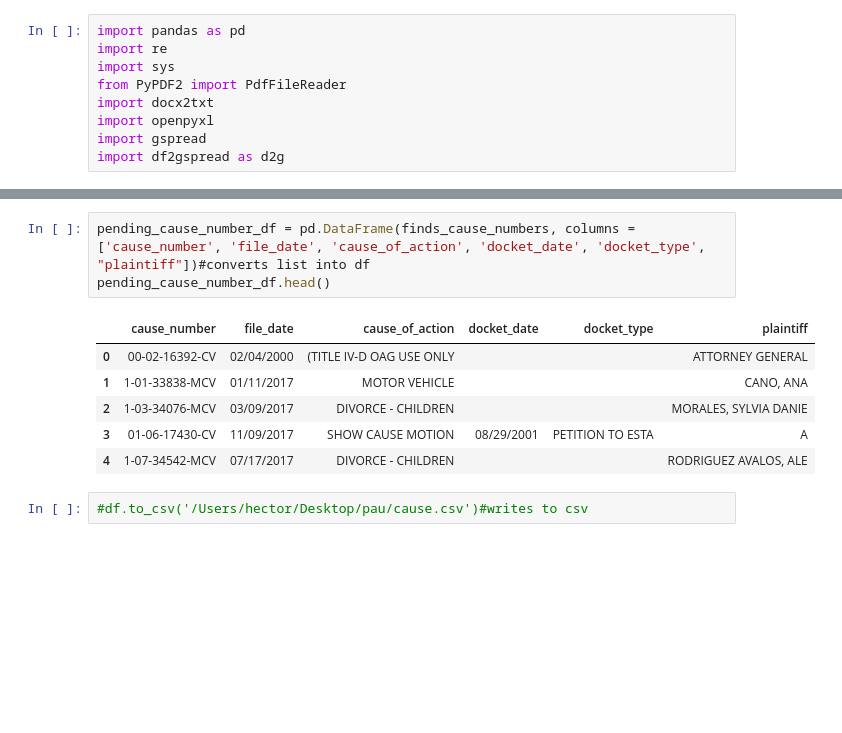
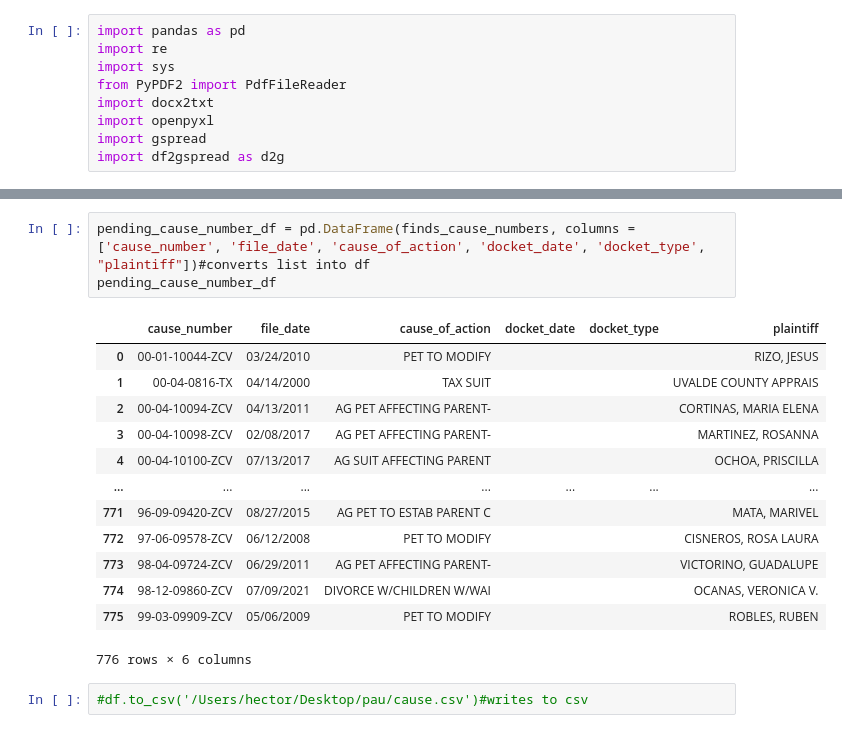
Before and after one commit to District-Court-293rd/293rd_pending_cases, a Jupyter notebook: cause_number.ipynb, the cells around one changed output, grey strips where cells are left out. Cells and saved outputs as stored; diff of their text form; blank space fills up the shorter version.

```diff
--- a/cause_number.ipynb
+++ b/cause_number.ipynb
@@ -67,13 +67,20 @@ finds_cause_numbers
 # %%
 pending_cause_number_df = pd.DataFrame(finds_cause_numbers, columns = ['cause_number', 'file_date', 'cause_of_action', 'docket_date', 'docket_type', "plaintiff"])#converts list into df
-pending_cause_number_df.head()
+pending_cause_number_df
 # %% [output]
 |  | cause_number | file_date | cause_of_action | docket_date | docket_type | plaintiff |
-| 0 | 00-02-16392-CV | 02/04/2000 | (TITLE IV-D OAG USE ONLY |  |  | ATTORNEY GENERAL |
-| 1 | 1-01-33838-MCV | 01/11/2017 | MOTOR VEHICLE |  |  | CANO, ANA |
-| 2 | 1-03-34076-MCV | 03/09/2017 | DIVORCE - CHILDREN |  |  | MORALES, SYLVIA DANIE |
-| 3 | 01-06-17430-CV | 11/09/2017 | SHOW CAUSE MOTION | 08/29/2001 | PETITION TO ESTA | A |
-| 4 | 1-07-34542-MCV | 07/17/2017 | DIVORCE - CHILDREN |  |  | RODRIGUEZ AVALOS, ALE |
+| 0 | 00-01-10044-ZCV | 03/24/2010 | PET TO MODIFY |  |  | RIZO, JESUS |
+| 1 | 00-04-0816-TX | 04/14/2000 | TAX SUIT |  |  | UVALDE COUNTY APPRAIS |
+| 2 | 00-04-10094-ZCV | 04/13/2011 | AG PET AFFECTING PARENT- |  |  | CORTINAS, MARIA ELENA |
+| 3 | 00-04-10098-ZCV | 02/08/2017 | AG PET AFFECTING PARENT- |  |  | MARTINEZ, ROSANNA |
+| 4 | 00-04-10100-ZCV | 07/13/2017 | AG SUIT AFFECTING PARENT |  |  | OCHOA, PRISCILLA |
+| ... | ... | ... | ... | ... | ... | ... |
+| 771 | 96-09-09420-ZCV | 08/27/2015 | AG PET TO ESTAB PARENT C |  |  | MATA, MARIVEL |
+| 772 | 97-06-09578-ZCV | 06/12/2008 | PET TO MODIFY |  |  | CISNEROS, ROSA LAURA |
+| 773 | 98-04-09724-ZCV | 06/29/2011 | AG PET AFFECTING PARENT- |  |  | VICTORINO, GUADALUPE |
+| 774 | 98-12-09860-ZCV | 07/09/2021 | DIVORCE W/CHILDREN W/WAI |  |  | OCANAS, VERONICA V. |
+| 775 | 99-03-09909-ZCV | 05/06/2009 | PET TO MODIFY |  |  | ROBLES, RUBEN |
+776 rows × 6 columns
 # %%
 #df.to_csv('/Users/hector/Desktop/pau/cause.csv')#writes to csv
 # %%
```
Also changed, not shown: parts of 9 cells of this notebook, 1 other file.
